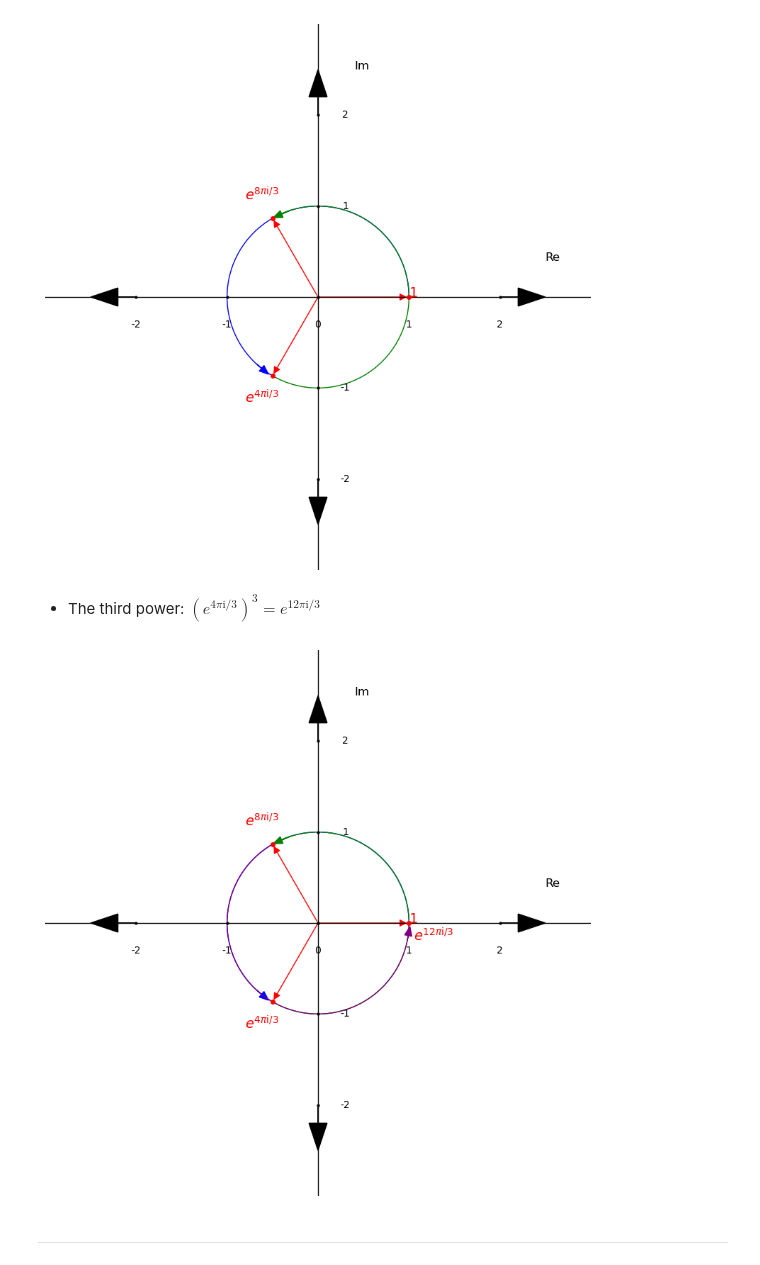
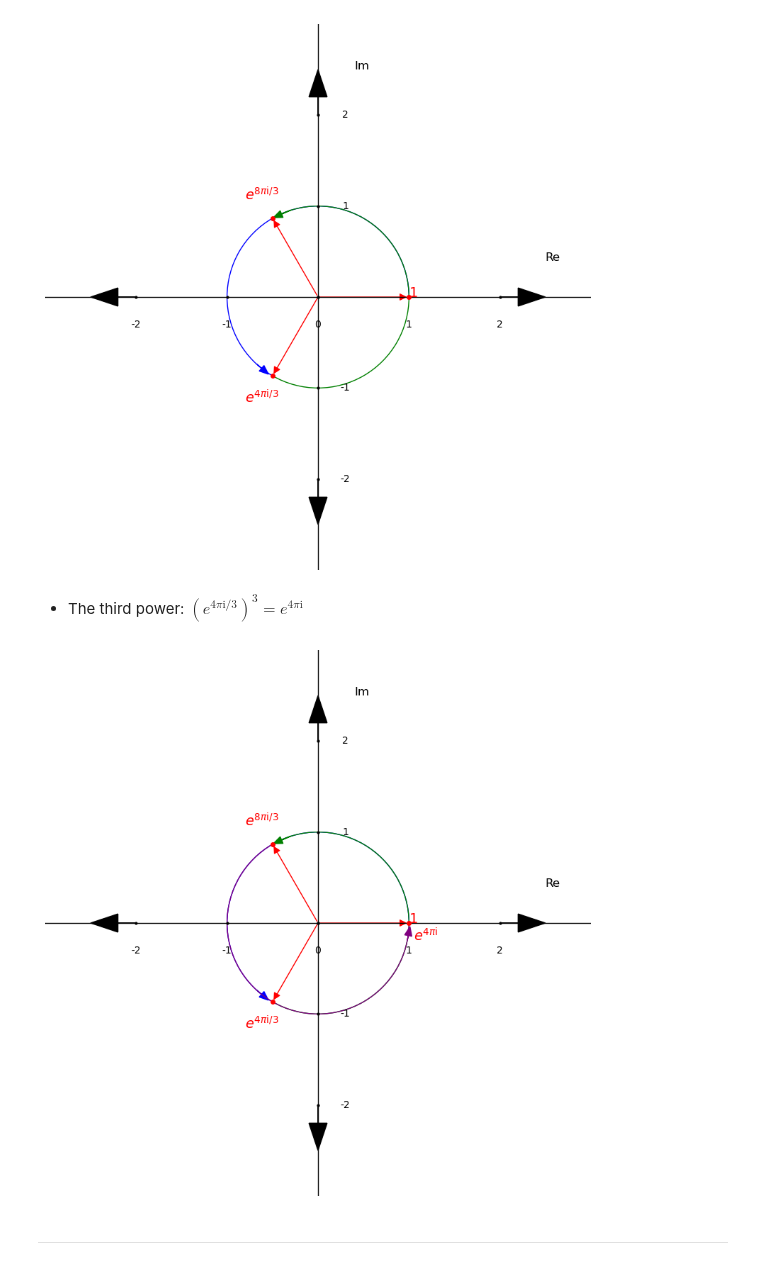
Before and after one commit to Godspower-Eze/deep-dive-on-lattice-based-cryptography, a Jupyter notebook: ntt.ipynb, the cells around one changed output. Drawn from its saved outputs; the diff is of its cells as text; code cells hidden in the pictures.

```diff
--- a/ntt.ipynb
+++ b/ntt.ipynb
@@ -1525,7 +1525,7 @@ plt.show()
 # %% [output]
 [figure]
 # %% [markdown]
-- The third power: $(e^{4\pi\mathrm{i}/3})^3 = e^{12\pi\mathrm{i}/3}$
+- The third power: $(e^{4\pi\mathrm{i}/3})^3 = e^{4\pi\mathrm{i}}$
 # %%
 import matplotlib.pyplot as plt
 import numpy as np
@@ -1567,7 +1567,7 @@ roots = [-1/2 + ((sqrt(3)/2) * 1j), -1/2 - ((sqrt(3)/2) * 1j), 1 + 0j]
 
 # Labels for sides
 plt.text(1, 0, r"$1$", color='red', fontsize=14, fontweight='bold')
-plt.text(1.05, -0.2, r"$e^{12\pi\mathrm{i}/3}$", color='red', fontsize=14, fontweight='bold')
+plt.text(1.05, -0.2, r"$e^{4\pi\mathrm{i}}$", color='red', fontsize=14, fontweight='bold')
 plt.text(roots[1].real - 0.3, roots[1].imag - 0.3, r"$e^{4\pi\mathrm{i}/3}$", color='red', fontsize=14, fontweight='bold')
 plt.text(roots[0].real - 0.3, roots[0].imag + 0.2, r"$e^{8\pi\mathrm{i}/3}$", color='red', fontsize=14, fontweight='bold')
 
@@ -1610,34 +1610,34 @@ theta1, theta2 = 0, 240   # arc goes from 0 to 120°
 # Draw an arc (center at (0,0), width=2, height=2, from 0° to 180°)
 arc = Arc((0, 0), 2, 2, angle=240, theta1=theta1, theta2=theta2, color="green")
 ax.add_patch(arc)
 
 theta = np.deg2rad(120)
 
 # Draw arrowhead at the end of the arc
 ax.arrow(-0.3, 0.955, 0.2*np.cos(theta), -0.05*np.sin(theta),
          head_width=0.08, head_length=0.1, fc='green', ec='green')
 
 # Draw an arc (center at (0,0), width=2, height=2, from 0° to 180°)
 arc = Arc((0, 0), 2, 2, angle=120, theta1=theta1, theta2=theta2, color="purple")
 ax.add_patch(arc)
 
 theta = np.deg2rad(120)
 
 # Draw arrowhead at the end of the arc
 ax.arrow(0.982, -0.19, 0.01, 0.06*np.sin(theta),
          head_width=0.08, head_length=0.1, fc='purple', ec='purple')
 
 # --- Axis labels ---
 plt.text(limit + 0.5, 0.4, 'Re', fontsize=12)
 plt.text(0.4, limit + 0.5, 'Im', fontsize=12)
 
 # --- Remove default ticks ---
 ax.set_xticks([])
 ax.set_yticks([])
 
 plt.show()
 # %% [output]
-[figure, old version]
+[figure, new version]
 # %% [markdown]
 ----
 # %% [markdown]
```
Also changed, not shown: parts of 7 cells of this notebook, 3 other files.
